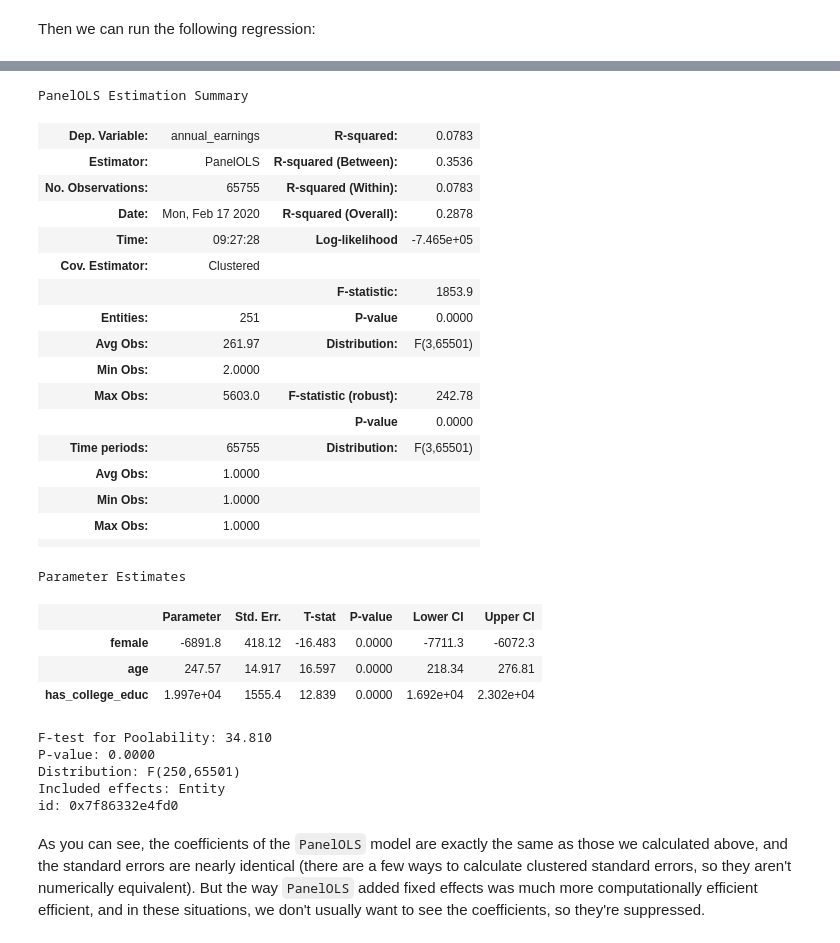
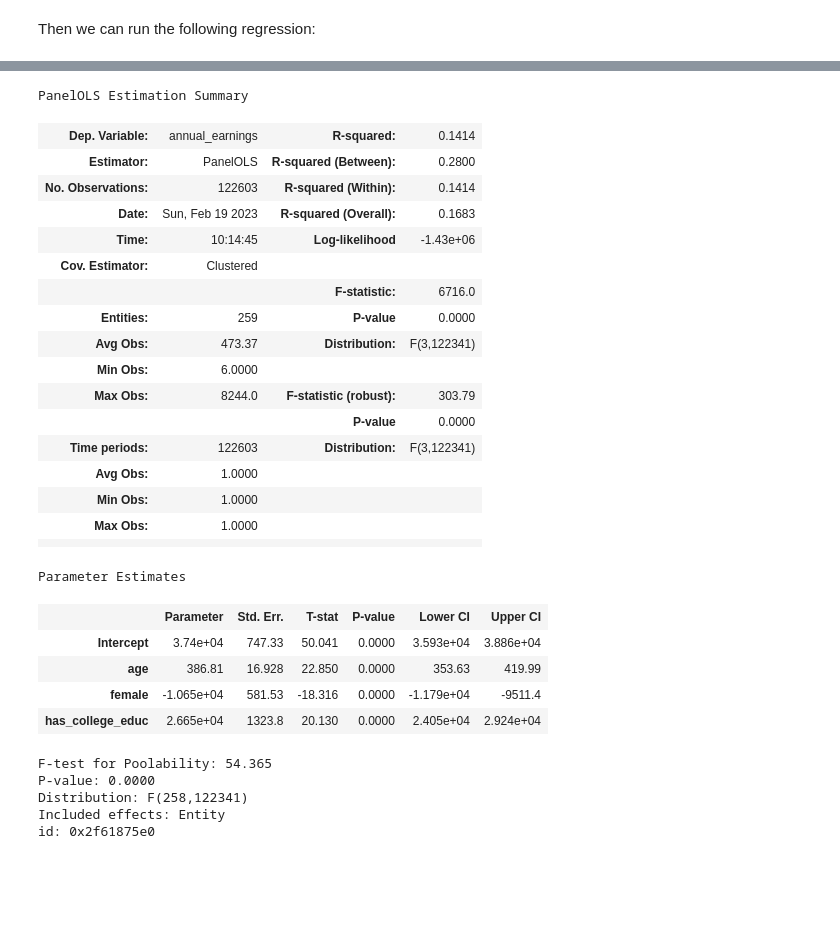
Before and after one commit to nickeubank/unifyingdatascience, a Jupyter notebook: source/fixed_effects.ipynb, the cells around one changed output, grey strips where cells are left out. Drawn from its saved outputs; the diff is of its cells as text; code cells hidden in the pictures; blank space fills up the shorter version.

```diff
--- a/source/fixed_effects.ipynb
+++ b/source/fixed_effects.ipynb
@@ -18,18 +18,20 @@ To illustrate, let's try and estimate how gender impacts earnings in the US usin
 import pandas as pd
 
 # Load survey
-cps = pd.read_stata('https://github.com/nickeubank/MIDS_Data/blob/master/Current_Population_Survey/morg18.dta?raw=true')
+cps = pd.read_stata(
+    "https://github.com/nickeubank/MIDS_Data/blob/"
+    "master/Current_Population_Survey/morg18.dta?raw=true"
+)
 
 # Limit to people currently employed and working full time.
-cps = cps[cps.lfsr94 == 'Employed-At Work']
+cps = cps[cps.lfsr94 == "Employed-At Work"]
 cps = cps[cps.uhourse >= 35]
 
-# And we can adjust earnings per hour (in cents) into dollars,
-cps['earnhre_dollars'] = cps['earnhre'] / 100
-cps['annual_earnings'] = cps['earnhre_dollars'] * cps['uhourse'] * 52
+# Annual earnings from weekly
+cps["annual_earnings"] = cps["earnwke"] * 48
 
 # And create gender and college educ variable
-cps['female'] = (cps.sex == 2).astype('int')
-cps['has_college_educ'] = (cps.grade92 > 43).astype('int')
+cps["female"] = (cps.sex == 2).astype("int")
+cps["has_college_educ"] = (cps.grade92 > 43).astype("int")
 # %%
 import statsmodels.formula.api as smf
@@ -165,7 +195,10 @@ cps_w_multiindex.head()
 # %%
 from linearmodels import PanelOLS
-mod = PanelOLS.from_formula('annual_earnings ~ female + age + has_college_educ + EntityEffects',
-                            data=cps_w_multiindex)
-mod.fit(cov_type='clustered', cluster_entity=True)
+
+mod = PanelOLS.from_formula(
+    "annual_earnings ~ 1 + female + age + has_college_educ + EntityEffects",
+    data=cps_w_multiindex,
+)
+mod.fit(cov_type="clustered", cluster_entity=True)
 # %% [output]
 Inputs contain missing values. Dropping rows with missing observations.
@@ -173,30 +206,29 @@ Inputs contain missing values. Dropping rows with missing observations.
 PanelOLS Estimation Summary
-| Dep. Variable: | annual_earnings | R-squared: | 0.0783 |
-| Estimator: | PanelOLS | R-squared (Between): | 0.3536 |
-| No. Observations: | 65755 | R-squared (Within): | 0.0783 |
-| Date: | Mon, Feb 17 2020 | R-squared (Overall): | 0.2878 |
-| Time: | 09:27:28 | Log-likelihood | -7.465e+05 |
+| Dep. Variable: | annual_earnings | R-squared: | 0.1414 |
+| Estimator: | PanelOLS | R-squared (Between): | 0.2800 |
+| No. Observations: | 122603 | R-squared (Within): | 0.1414 |
+| Date: | Sun, Feb 19 2023 | R-squared (Overall): | 0.1683 |
+| Time: | 10:14:45 | Log-likelihood | -1.43e+06 |
 | Cov. Estimator: | Clustered |  |  |
-|  |  | F-statistic: | 1853.9 |
-| Entities: | 251 | P-value | 0.0000 |
-| Avg Obs: | 261.97 | Distribution: | F(3,65501) |
-| Min Obs: | 2.0000 |  |  |
-| Max Obs: | 5603.0 | F-statistic (robust): | 242.78 |
+|  |  | F-statistic: | 6716.0 |
+| Entities: | 259 | P-value | 0.0000 |
+| Avg Obs: | 473.37 | Distribution: | F(3,122341) |
+| Min Obs: | 6.0000 |  |  |
+| Max Obs: | 8244.0 | F-statistic (robust): | 303.79 |
 |  |  | P-value | 0.0000 |
-| Time periods: | 65755 | Distribution: | F(3,65501) |
+| Time periods: | 122603 | Distribution: | F(3,122341) |
 | Avg Obs: | 1.0000 |  |  |
 | Min Obs: | 1.0000 |  |  |
 | Max Obs: | 1.0000 |  |  |
 |  |  |  |  |
 Parameter Estimates
 |  | Parameter | Std. Err. | T-stat | P-value | Lower CI | Upper CI |
-| female | -6891.8 | 418.12 | -16.483 | 0.0000 | -7711.3 | -6072.3 |
-| age | 247.57 | 14.917 | 16.597 | 0.0000 | 218.34 | 276.81 |
-| has_college_educ | 1.997e+04 | 1555.4 | 12.839 | 0.0000 | 1.692e+04 | 2.302e+04 |
+| Intercept | 3.74e+04 | 747.33 | 50.041 | 0.0000 | 3.593e+04 | 3.886e+04 |
+| age | 386.81 | 16.928 | 22.850 | 0.0000 | 353.63 | 419.99 |
+| female | -1.065e+04 | 581.53 | -18.316 | 0.0000 | -1.179e+04 | -9511.4 |
+| has_college_educ | 2.665e+04 | 1323.8 | 20.130 | 0.0000 | 2.405e+04 | 2.924e+04 |
-F-test for Poolability: 34.810
+F-test for Poolability: 54.365
 P-value: 0.0000
-Distribution: F(250,65501)
+Distribution: F(258,122341)
 Included effects: Entity
-id: 0x7f86332e4fd0
+id: 0x2f61875e0
-# %% [markdown]
-As you can see, the coefficients of the `PanelOLS` model are exactly the same as those we calculated above, and the standard errors are nearly identical (there are a few ways to calculate clustered standard errors, so they aren't numerically equivalent). But the way `PanelOLS` added fixed effects was much more computationally efficient efficient, and in these situations, we don't usually want to see the coefficients, so they're suppressed.
```
Also changed, not shown: parts of 13 cells of this notebook, 24 other files.
